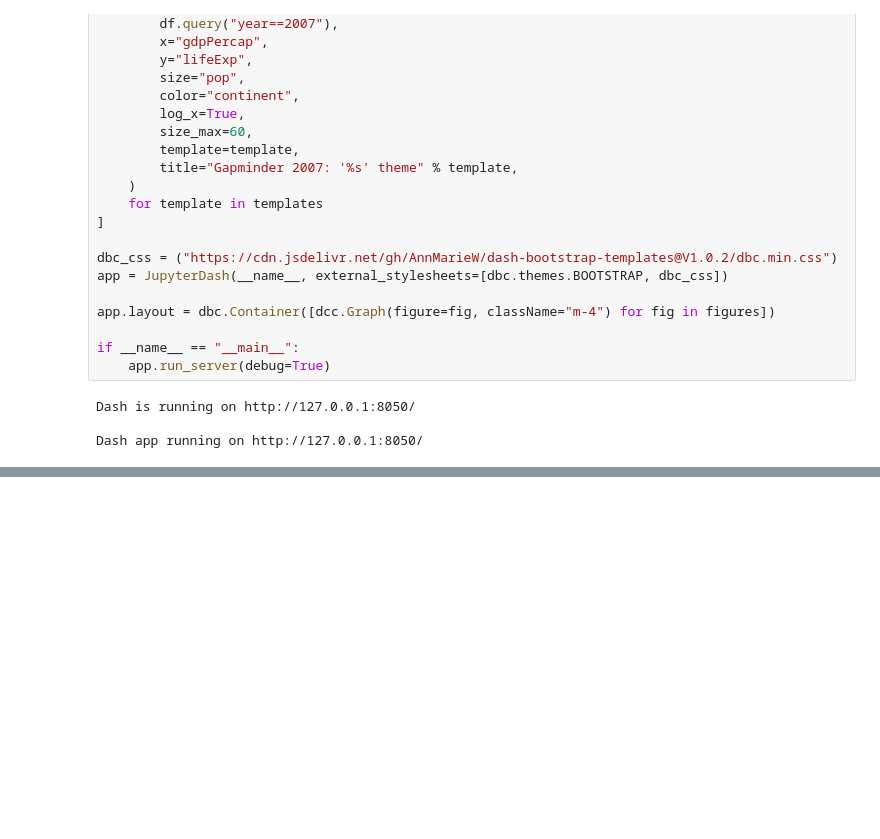
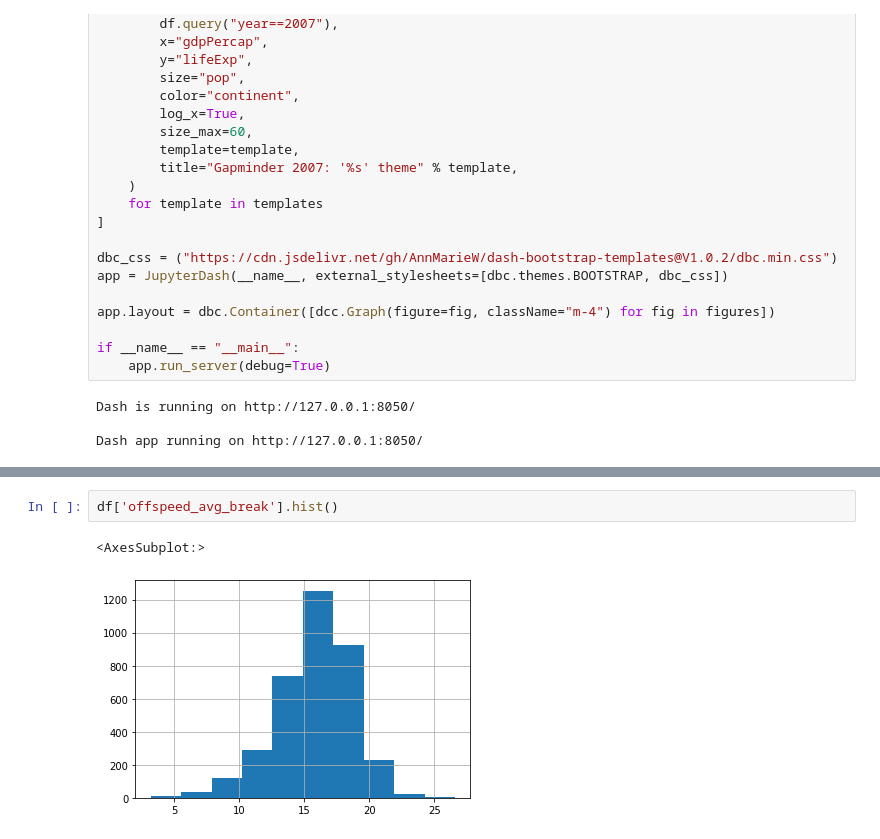
Before and after one commit to jihun0423/plotly-dash, a Jupyter notebook: dash!.ipynb, the cells around one changed output, grey strips where cells are left out. Drawn from its saved outputs; the diff is of its cells as text; blank space fills up the shorter version.

```diff
--- a/dash!.ipynb
+++ b/dash!.ipynb
@@ -206,0 +481,5 @@ Dash app running on http://127.0.0.1:8050/
+# %%
+df['offspeed_avg_break'].hist()
+# %% [output]
+<AxesSubplot:>
+[figure, added]
```
Also changed, not shown: parts of 18 cells of this notebook.
